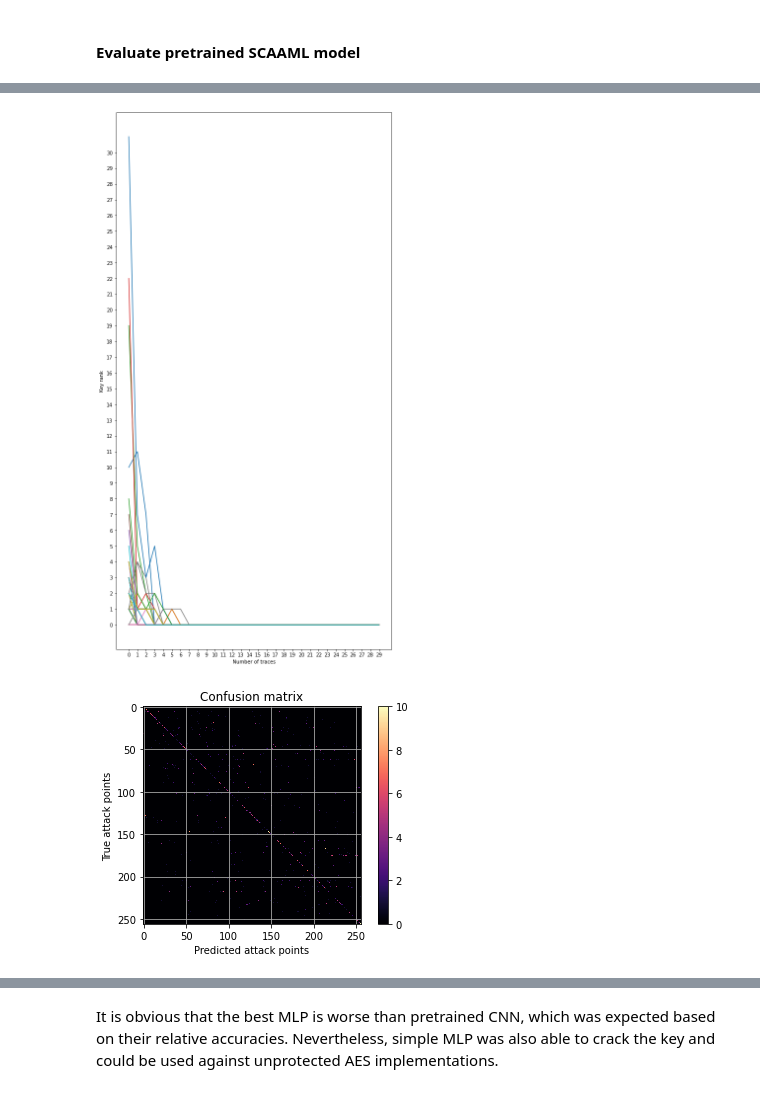
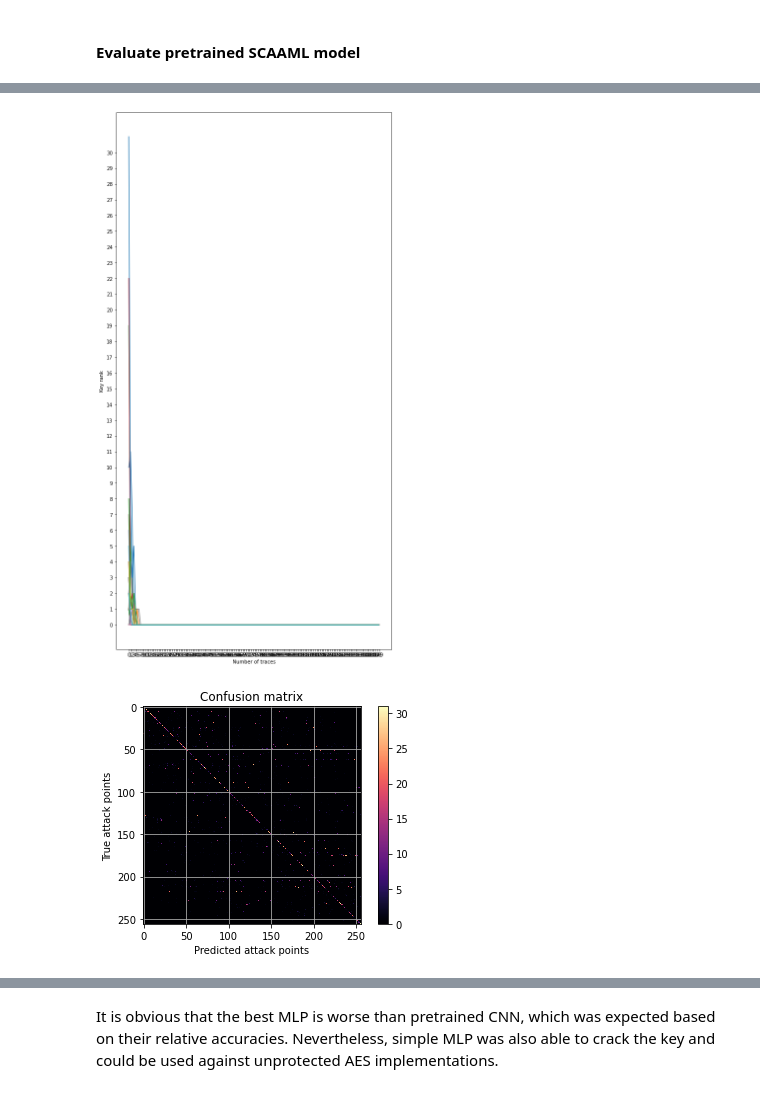
Before and after one commit to rubidijum/MachineLearningSCA, a Jupyter notebook: 1_0_SCA_MLP.ipynb, the cells around one changed output, grey strips where cells are left out. Saved outputs shown, nothing was run; the diff lists cells and outputs as text; code cells hidden in the pictures.

```diff
--- a/1_0_SCA_MLP.ipynb
+++ b/1_0_SCA_MLP.ipynb
@@ -594,4 +564,4 @@ MLP_regularization.compile(loss='categorical_crossentropy',
 
 reg_trainer = SCA_Trainer()
 # %%
-reg_trainer.train_model(MLP_regularization, dataset, ATTACK_BYTE, batch_size=32, epochs=50, validation_split=0.2, verbose=0)
+reg_trainer.train_model(MLP_regularization, dataset, ATTACK_BYTE, batch_size=32, epochs=25, validation_split=0.2, verbose=0)
@@ -721,7 +701,7 @@ h_tuner = kt.Hyperband(
     objective='val_accuracy',
     max_epochs=10,
     hyperband_iterations=5,
-    directory=log_root_path + '/hyperparam_tuning/Hyperband_v2',
+    directory=log_root_path + '/hyperparam_tuning/Hyperband_MLP',
 )
 
 h_tuner.search_space_summary()
@@ -796,7 +767,5 @@ The tensorboard extension is already loaded. To reload it, use:
 # %% [markdown]
 ### Run full training on best MLP
-# %%
-best_MLP = tf.keras.models.load_model(save_models_root_path + 'BestMLP_Hyperband2022-27-08_12-01')
 # %%
 ATTACK_POINT = 'sub_bytes_out'
 ATTACK_BYTE = 0
@@ -843,5 +823,5 @@ ATTACK_BYTE = 0
 # %% [markdown]
 #### Evaluate pretrained SCAAML model
 # %%
-scaaml_model_path = "./models/stm32f415-tinyaes-cnn-v10-ap_sub_bytes_out-byte_0-len_20000"
+scaaml_model_path = "./models/stm32f415-tinyaes-cnn-v10-ap_sub_bytes_out-byte_0-len_10000"
 scaaml_pretrained = tf.keras.models.load_model(scaaml_model_path)
@@ -852,13 +830,13 @@ scaaml_pretrained_trainer = SCA_Trainer()
 # %%
 scaaml_pretrained_trainer.evaluate_model(scaaml_pretrained,
                  dataset,
                  attack_byte=ATTACK_BYTE,
-                 traces_per_chunk = 30,
+                 traces_per_chunk = 150,
                  keys_to_attack=50,
                  verbose=0)
 # %% [output]
-[figure, old version]
+[figure, new version]
-[figure, old version]
+[figure, new version]
 # %%
 scaaml_pretrained_trainer.evaluation_summary()
 # %% [output]
```
Also changed, not shown: parts of 87 cells of this notebook.
